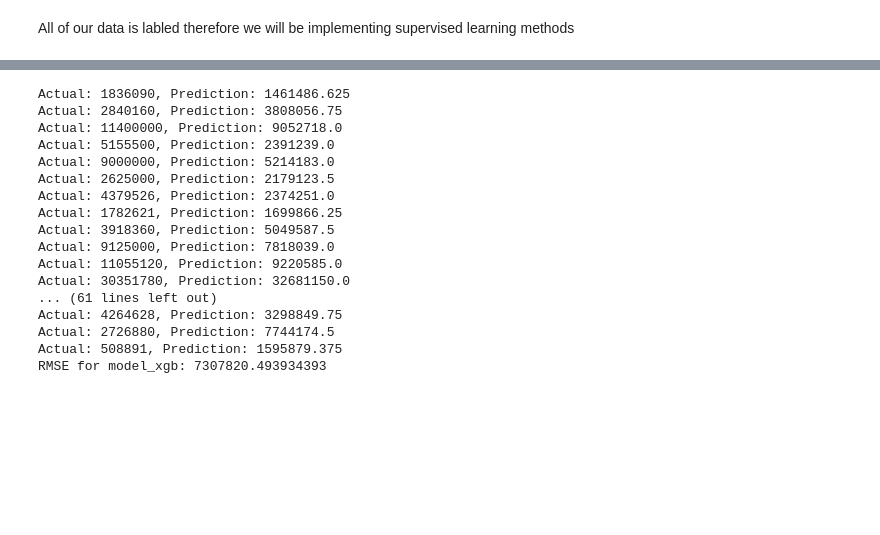
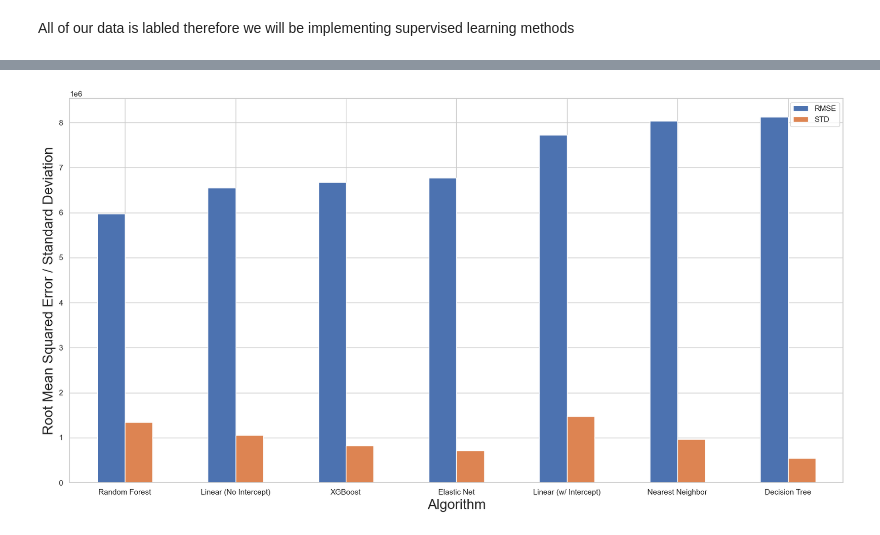
Before and after one commit to GabrielKrishnadasan/COMP352FinalProject, a Jupyter notebook: old_final_project.ipynb, the cells around one changed output, grey strips where cells are left out. Cells and saved outputs as stored; diff of their text form; code cells hidden in the pictures; blank space fills up the shorter version.

Commit message:
Added some visualizations for model performance

```diff
--- a/old_final_project.ipynb
+++ b/old_final_project.ipynb
@@ -450,9 +450,9 @@ from skopt import BayesSearchCV
 from sklearn.model_selection import train_test_split
 from sklearn.feature_selection import RFE
 # %%
-def train_and_compute_rmse(df, model, columns_to_use):
+def train_and_compute_rmse(df, model):
     # Splitting the data into train and test set
-    X = df.drop(columns=['Salary', 'Id', 'PlayerName', 'Position', 'Team', 'Salary_normalized'])[columns_to_use]
+    X = df.drop(columns=['Salary', 'Id', 'PlayerName', 'Position', 'Team', 'Salary_normalized'])
     y = df['Salary']
     X_train, X_test, y_train, y_test = train_test_split(X, y, test_size=0.2)
 
@@ -656,21 +508,0 @@ RMSE for dt: 6614938.187497791
-# %%
-rmse = train_and_compute_rmse(nba_df, model_xgb)
-print(f'RMSE for model_xgb: {rmse}')
-# %% [output]
-Actual: 1836090, Prediction: 1461486.625
-Actual: 2840160, Prediction: 3808056.75
-Actual: 11400000, Prediction: 9052718.0
-Actual: 5155500, Prediction: 2391239.0
-Actual: 9000000, Prediction: 5214183.0
-Actual: 2625000, Prediction: 2179123.5
-Actual: 4379526, Prediction: 2374251.0
-Actual: 1782621, Prediction: 1699866.25
-Actual: 3918360, Prediction: 5049587.5
-Actual: 9125000, Prediction: 7818039.0
-Actual: 11055120, Prediction: 9220585.0
-Actual: 30351780, Prediction: 32681150.0
-... (61 lines left out)
-Actual: 4264628, Prediction: 3298849.75
-Actual: 2726880, Prediction: 7744174.5
-Actual: 508891, Prediction: 1595879.375
-RMSE for model_xgb: 7307820.493934393
@@ -679,0 +509,39 @@ RMSE for model_xgb: 7307820.493934393
+# %%
+# plot RMSE and STD for each Algorithm
+data = {
+    "Linear (No Intercept)": [
+        compute_rmse_std(nba_df, lr_no_int)[0],
+        compute_rmse_std(nba_df, lr_no_int)[1],
+    ],
+    "Linear (w/ Intercept)": [
+        compute_rmse_std(nba_df, lr_w_int)[0],
+        compute_rmse_std(nba_df, lr_w_int)[1],
+    ],
+    "Elastic Net": [
+        compute_rmse_std(nba_df, elastic_net)[0],
+        compute_rmse_std(nba_df, elastic_net)[1],
+    ],
+    "Nearest Neighbor": [compute_rmse_std(nba_df, neigh)[0], compute_rmse_std(nba_df, neigh)[1]],
+    "Decision Tree": [compute_rmse_std(nba_df, dt)[0], compute_rmse_std(nba_df, dt)[1]],
+    "Random Forest": [compute_rmse_std(nba_df, rf)[0], compute_rmse_std(nba_df, rf)[1]],
+    "XGBoost": [compute_rmse_std(nba_df, model_xgb)[0], compute_rmse_std(nba_df, model_xgb)[1]],
+    #"LightGBM": [compute_rmse_std(nba_df, model_lgb)[0], compute_rmse_std(nba_df, model_lgb)[1]],
+    # "XGBoost Hyper": [
+    #     compute_rmse_std(xg_hyper_select_rmse)[0],
+    #     compute_rmse_std(xg_hyper_select_rmse)[1],
+    # ],
+    # "LightGBM Hyper": [
+    #     compute_rmse_std(lgb_hyper_select_rmse)[0],
+    #     compute_rmse_std(lgb_hyper_select_rmse)[1],
+    # ],
+}
+data_df = pd.DataFrame(data=data).T.reset_index().sort_values(by=[0], ascending=True)
+data_df.columns = ["Algorithm", "RMSE", "STD"]
+# %%
+# creating the bar plot
+data_df.plot(kind="bar", x="Algorithm", y=["RMSE", "STD"], figsize=(20, 10), rot=0)
+plt.xlabel("Algorithm", fontsize=20)
+plt.ylabel("Root Mean Squared Error / Standard Deviation", fontsize=20)
+plt.show()
+# %% [output]
+[figure, added]
```
Also changed, not shown: parts of 18 cells of this notebook.
